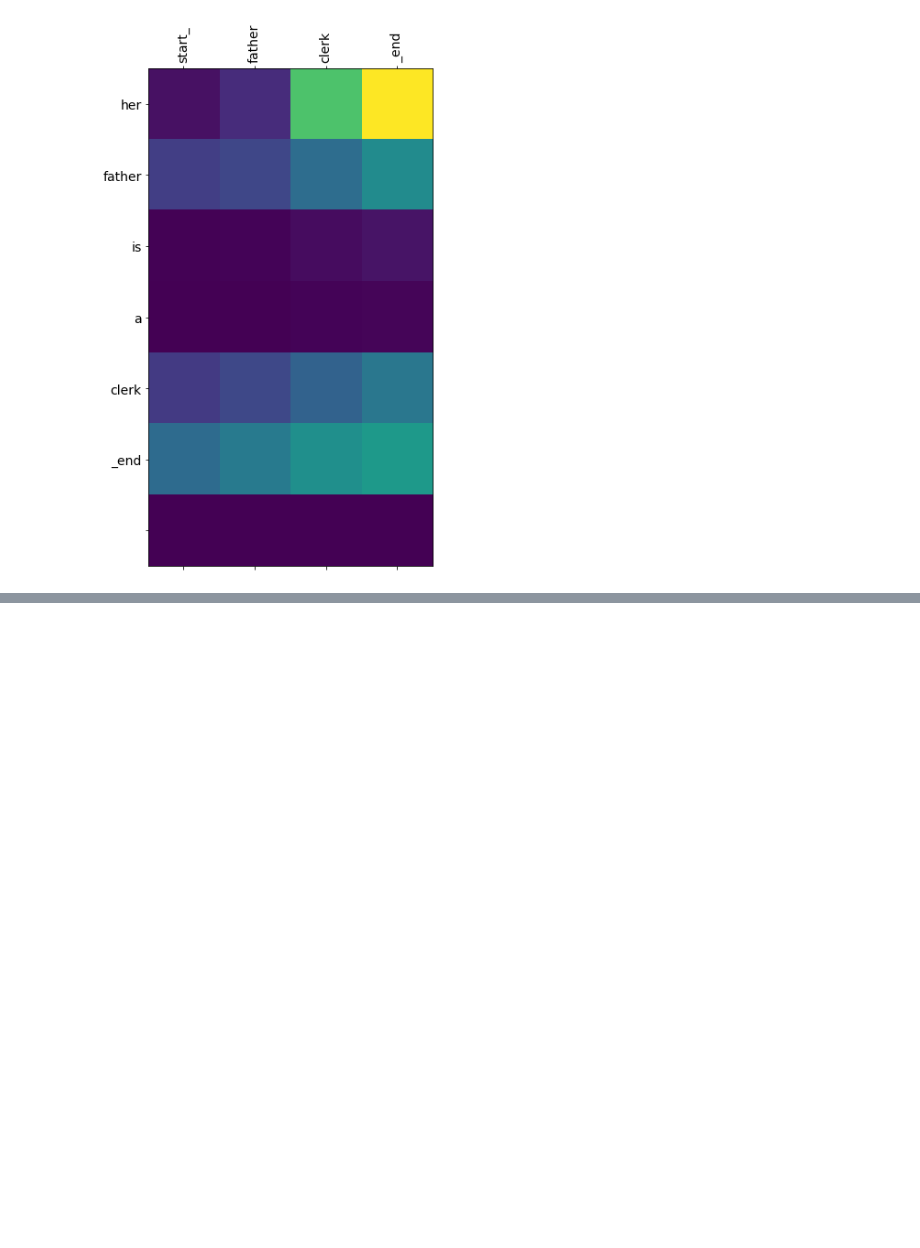
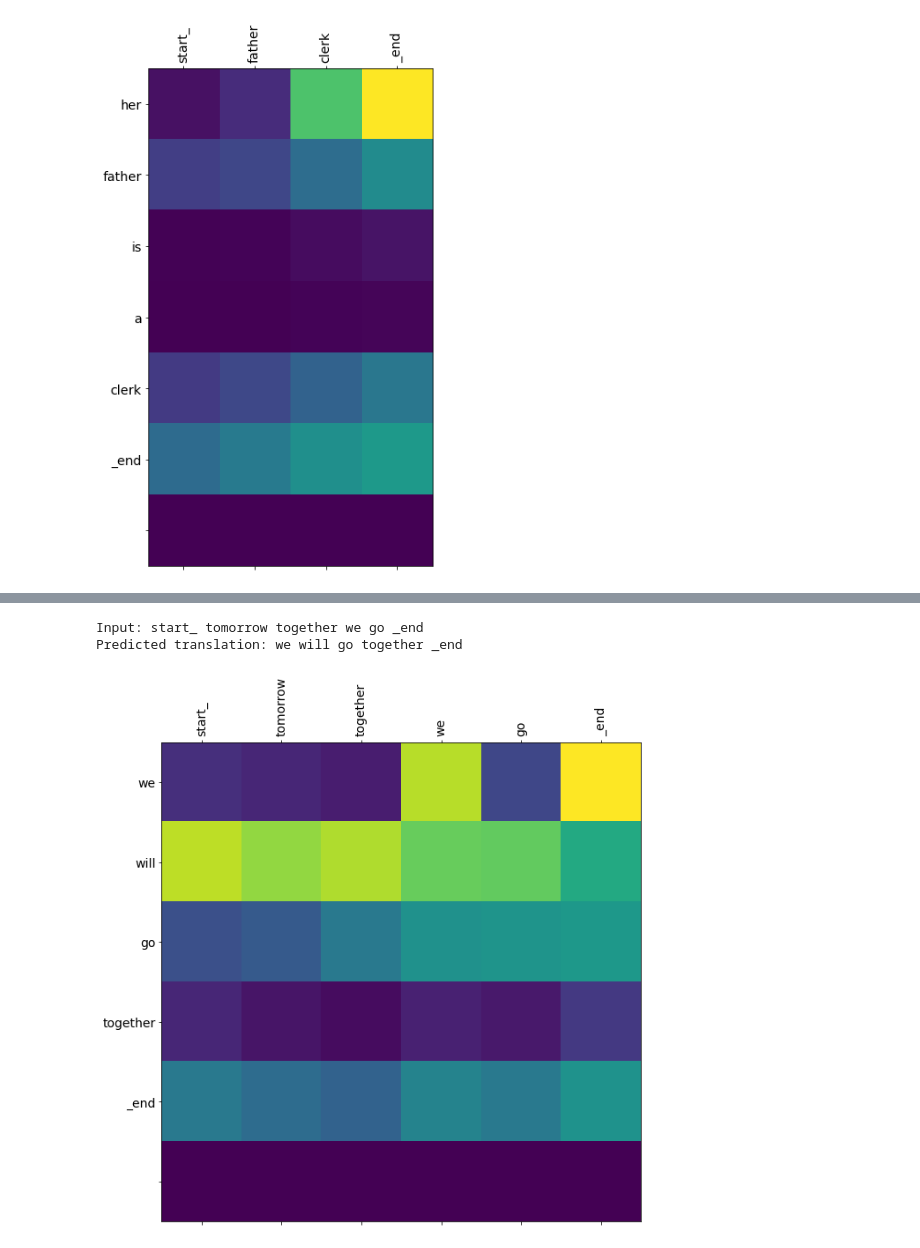
Before and after one commit to aditipatil0711/IndianSignLanguage_Final-Project, a Jupyter notebook: ISL_Phase_2/Encoder Decoder with attention.ipynb, the cells around one changed output, grey strips where cells are left out. Drawn from its saved outputs; the diff is of its cells as text; code cells hidden in the pictures; blank space fills up the shorter version.

```diff
--- a/ISL_Phase_2/Encoder Decoder with attention.ipynb
+++ b/ISL_Phase_2/Encoder Decoder with attention.ipynb
@@ -483,0 +490,6 @@ Predicted translation: her father is a clerk _end
+# %%
+translate(u'tomorrow together we go')
+# %% [output]
+Input: start_ tomorrow together we go _end
+Predicted translation: we will go together _end
+[figure, added]
```
Also changed, not shown: parts of 10 cells of this notebook.
